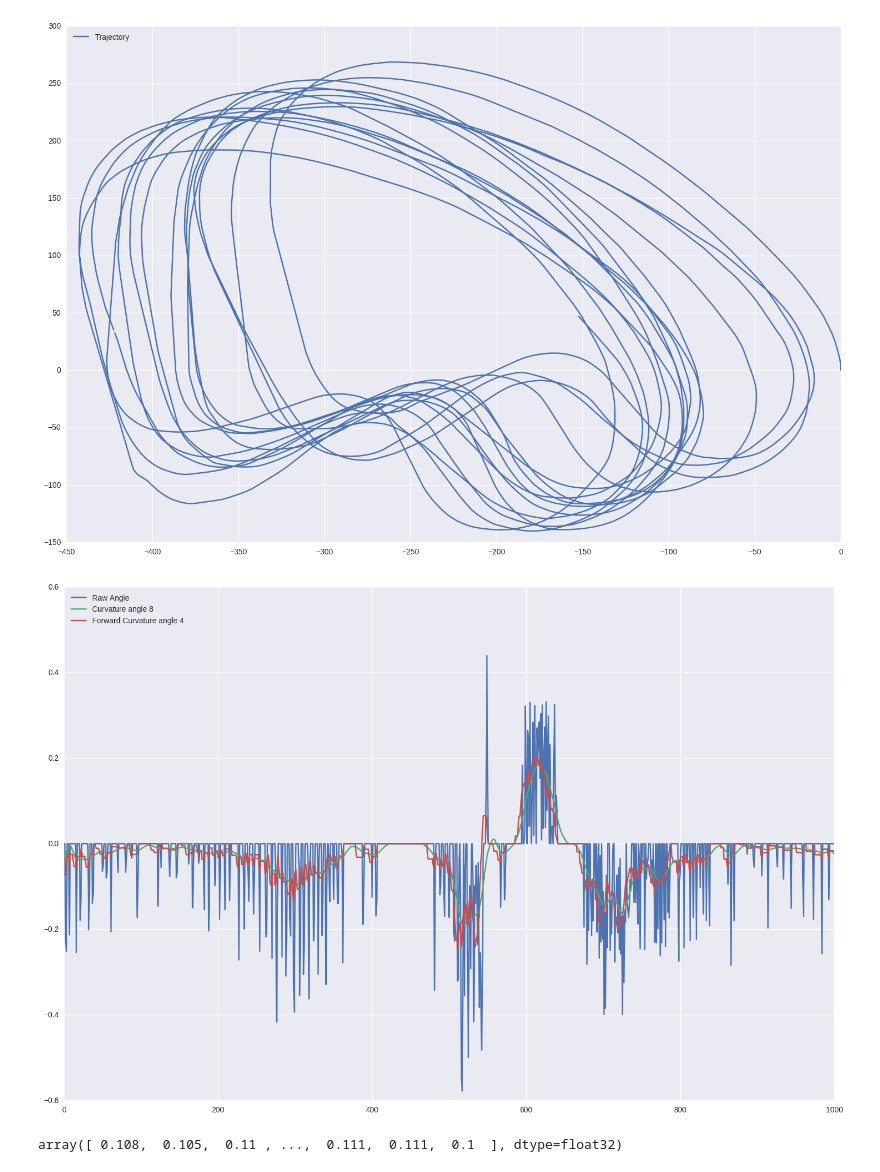
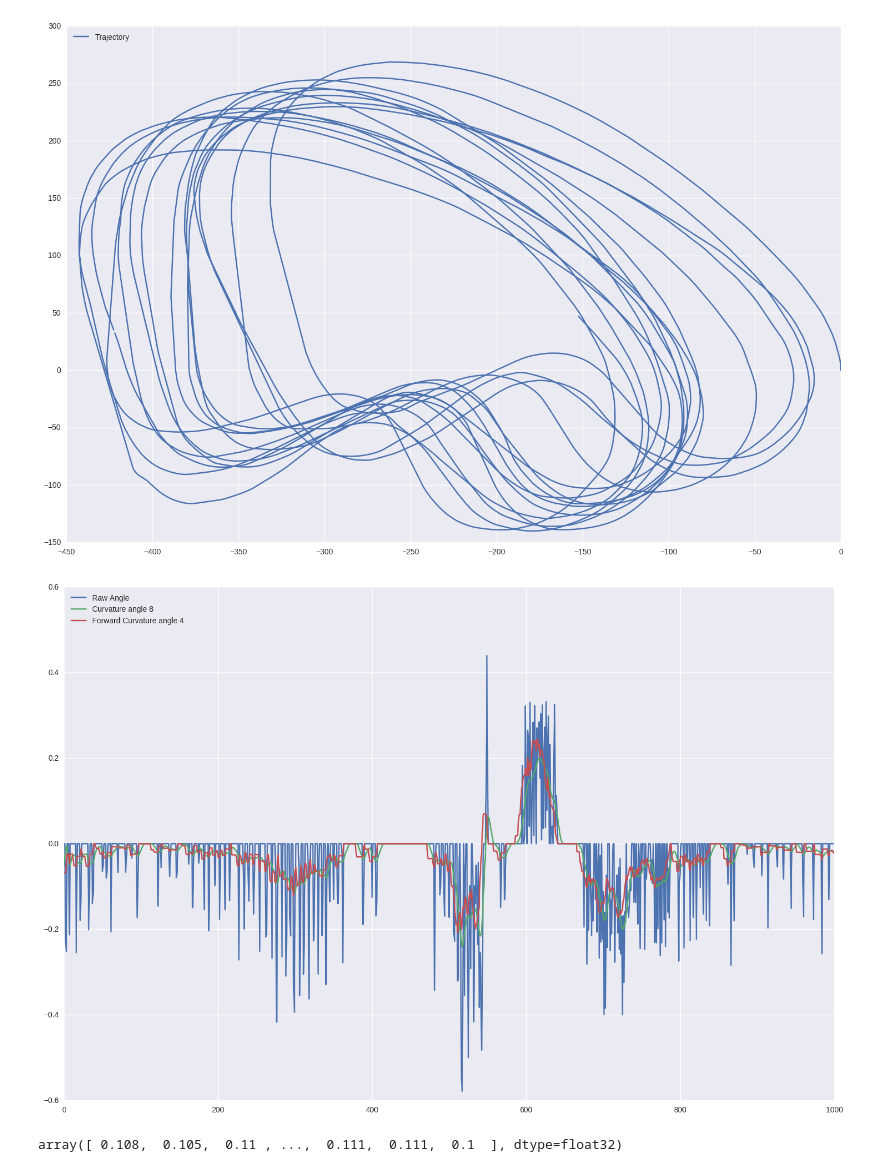
Before and after one commit to balancap/SDC-Behavioral-Cloning, a Jupyter notebook: behavioral-cloning.ipynb, the cells around one changed output. Cells and saved outputs as stored; diff of their text form; code cells hidden in the pictures.

```diff
--- a/behavioral-cloning.ipynb
+++ b/behavioral-cloning.ipynb
@@ -154,7 +156,7 @@ def trajectory(dt, speed, angle, length=CAR_LENGTH):
 # %%
 x, alpha = trajectory(dt_array, speed, angle_raw, length=5.9)
 # %%
-def angle_post(alpha, dt, speed, delta=1, length=CAR_LENGTH):
+def angle_post(alpha, dt, speed, delta=1, offset=0.0, length=CAR_LENGTH):
     # Rotation radius
     # radius = length / np.sin(angle)
     # alpha = speed * dt / length * np.sin(angle)
@@ -196,7 +198,7 @@ def angle_post(alpha, dt, speed, delta=1, length=CAR_LENGTH):
     a = np.squeeze(ay)
     b = a[:, 0] * cumul_dx[:, 0] + a[:, 1] * cumul_dx[:, 1]
     # Inverse radius and angle.
-    inv_radius = a[:, 0] / b
+    inv_radius = a[:, 0] / ( b - a[:, 0] * offset )
     angle = np.arcsin(inv_radius * length)
 
     return angle, inv_radius
@@ -273,22 +276,22 @@ angle_mfcv8 = angle_post_mean(alpha, dt_array, speed, deltas=[10, 15, 20, 25], l
 # %%
 nb = 1000
 
 plt.plot(angle_raw[:nb], label='Raw Angle')
 # plt.plot(angle_cv1[:nb], label='Curvature angle 1')
 # plt.plot(angle_cv4[:nb], label='Curvature angle 2')
 # plt.plot(angle_cv4[:nb], label='Curvature angle 4')
-plt.plot(angle_cv8[:nb], label='Curvature angle 8')
+plt.plot(angle_cv4[:nb], label='Curvature angle 8')
 
 plt.plot(angle_fcv10[:nb], label='Forward Curvature angle 4')
 # plt.plot(angle_fcv24[:nb], label='Forward Curvature angle 8')
 
 # plt.plot(angle_mfcv4[:nb], label='Forward Curvature angle 4')
 # plt.plot(angle_mfcv8[:nb], label='Forward Curvature angle 8')
 
 plt.legend(loc='upper left')
 plt.show()
 # %% [output]
-[figure, old version]
+[figure, new version]
 # %%
 dt_array
 # %% [output]
```
Also changed, not shown: parts of 5 cells of this notebook, 3 other files.
